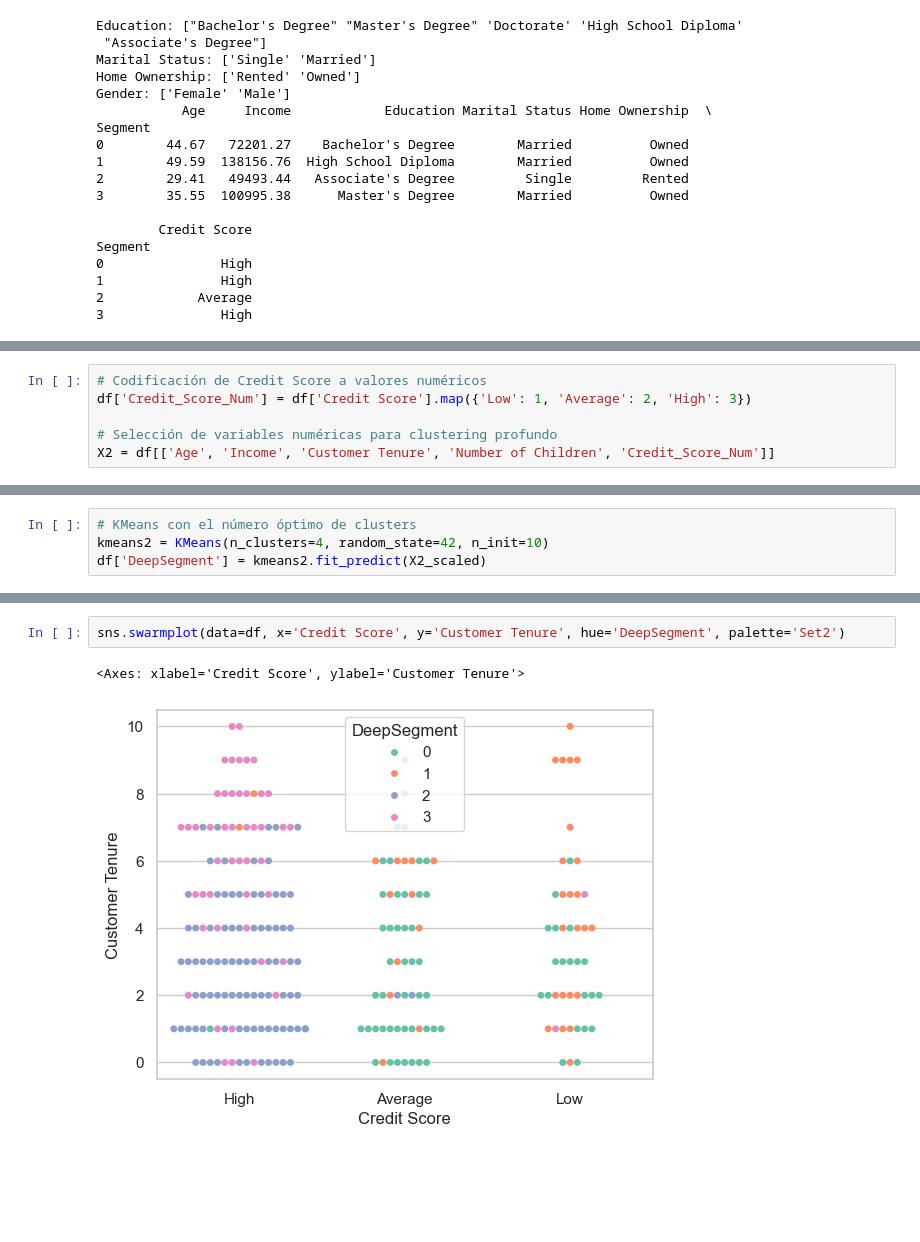
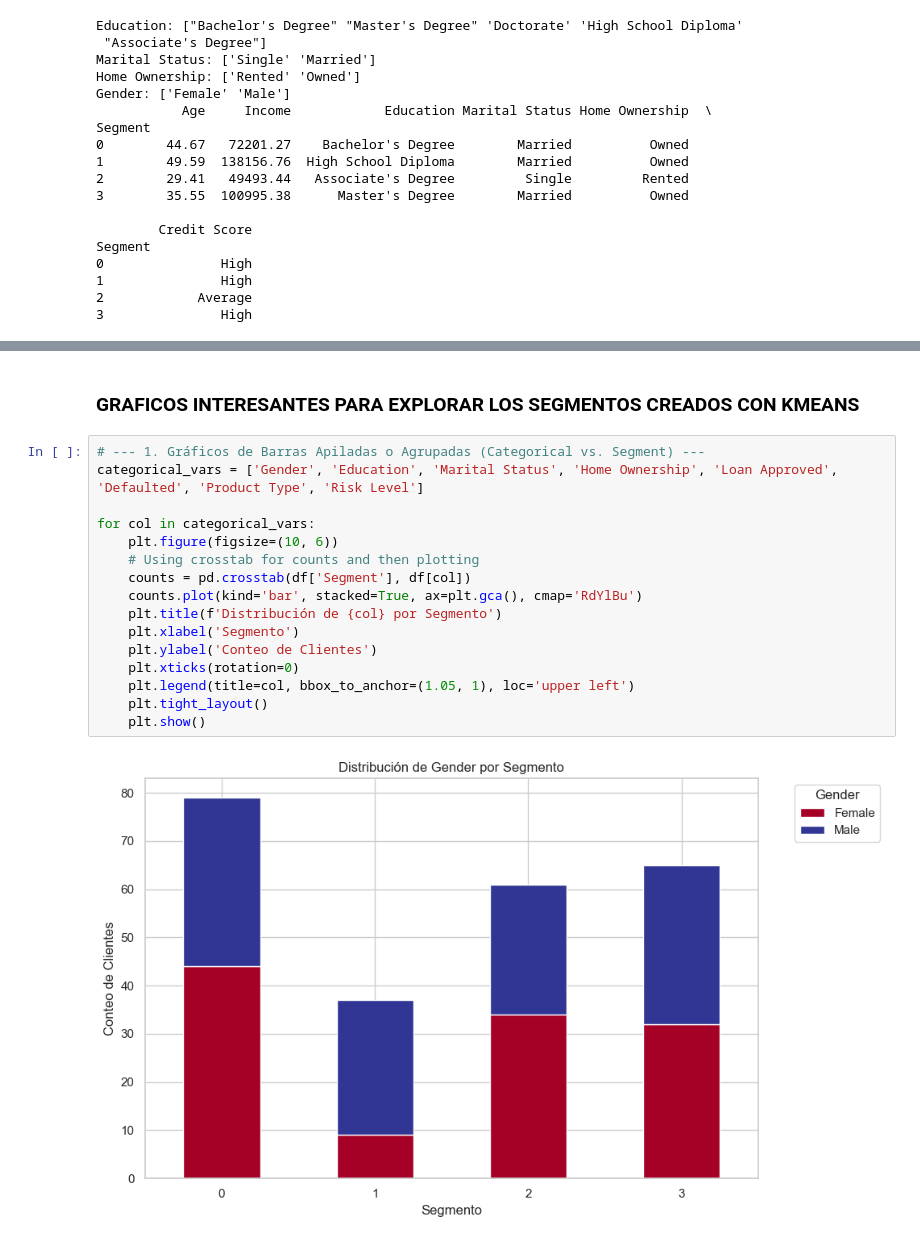
Before and after one commit to rinconMariugenia/Credit-Risk-Insights, a Jupyter notebook: notebooks/EDA_Kmeans.ipynb, the cells around one changed output, grey strips where cells are left out. Saved outputs shown, nothing was run; the diff lists cells and outputs as text; blank space fills up the shorter version.

Commit message:
Modificacion de EDA y segmentacion

```diff
--- a/notebooks/EDA_Kmeans.ipynb
+++ b/notebooks/EDA_Kmeans.ipynb
@@ -290,6 +320,0 @@ Segment
-# %%
-# Codificación de Credit Score a valores numéricos
-df['Credit_Score_Num'] = df['Credit Score'].map({'Low': 1, 'Average': 2, 'High': 3})
-
-# Selección de variables numéricas para clustering profundo
-X2 = df[['Age', 'Income', 'Customer Tenure', 'Number of Children', 'Credit_Score_Num']]
@@ -321,4 +320,0 @@ plt.show()
-# %%
-# KMeans con el número óptimo de clusters
-kmeans2 = KMeans(n_clusters=4, random_state=42, n_init=10)
-df['DeepSegment'] = kmeans2.fit_predict(X2_scaled)
@@ -383,5 +321,20 @@ plt.show()
-# %%
-sns.swarmplot(data=df, x='Credit Score', y='Customer Tenure', hue='DeepSegment', palette='Set2')
-# %% [output]
-<Axes: xlabel='Credit Score', ylabel='Customer Tenure'>
-[figure, removed]
+# %% [markdown]
+### GRAFICOS INTERESANTES PARA EXPLORAR LOS SEGMENTOS CREADOS CON KMEANS
+# %%
+# --- 1. Gráficos de Barras Apiladas o Agrupadas (Categorical vs. Segment) ---
+categorical_vars = ['Gender', 'Education', 'Marital Status', 'Home Ownership', 'Loan Approved', 'Defaulted', 'Product Type', 'Risk Level']
+
+for col in categorical_vars:
+    plt.figure(figsize=(10, 6))
+    # Using crosstab for counts and then plotting
+    counts = pd.crosstab(df['Segment'], df[col])
+    counts.plot(kind='bar', stacked=True, ax=plt.gca(), cmap='RdYlBu')
+    plt.title(f'Distribución de {col} por Segmento')
+    plt.xlabel('Segmento')
+    plt.ylabel('Conteo de Clientes')
+    plt.xticks(rotation=0)
+    plt.legend(title=col, bbox_to_anchor=(1.05, 1), loc='upper left')
+    plt.tight_layout()
+    plt.show()
+# %% [output]
+[figure, added]
```
Also changed, not shown: parts of 19 cells of this notebook.
